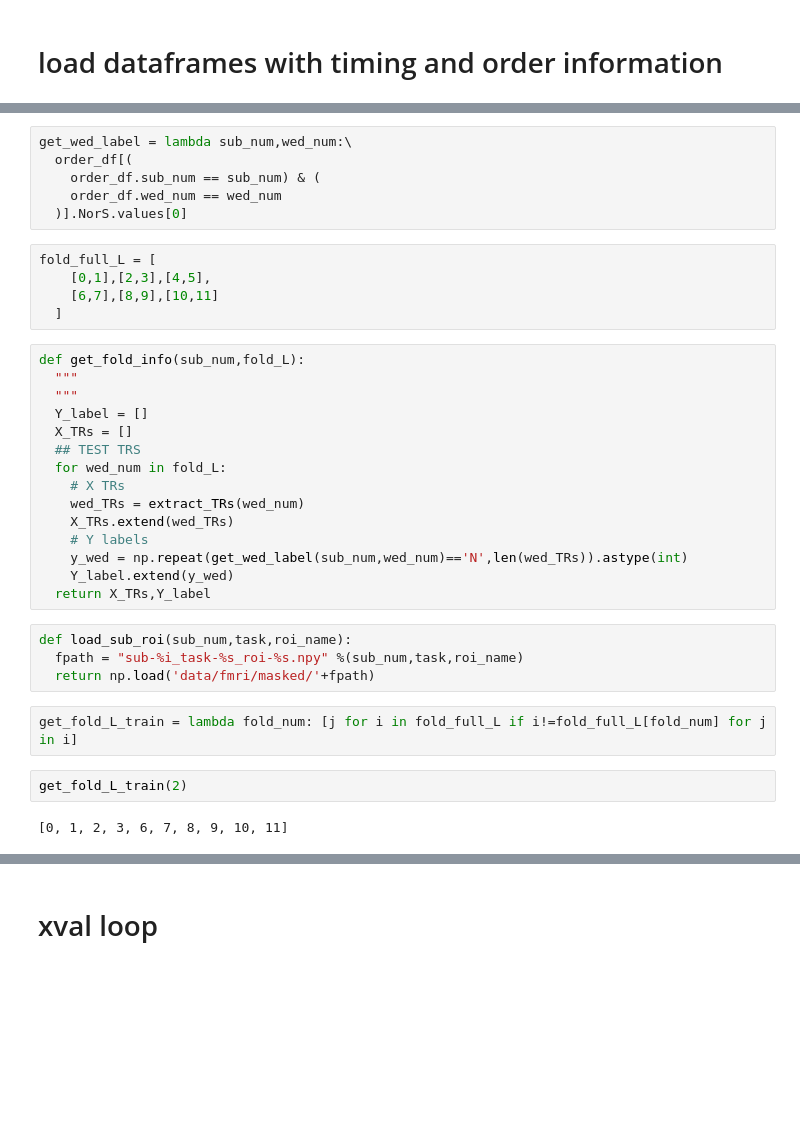
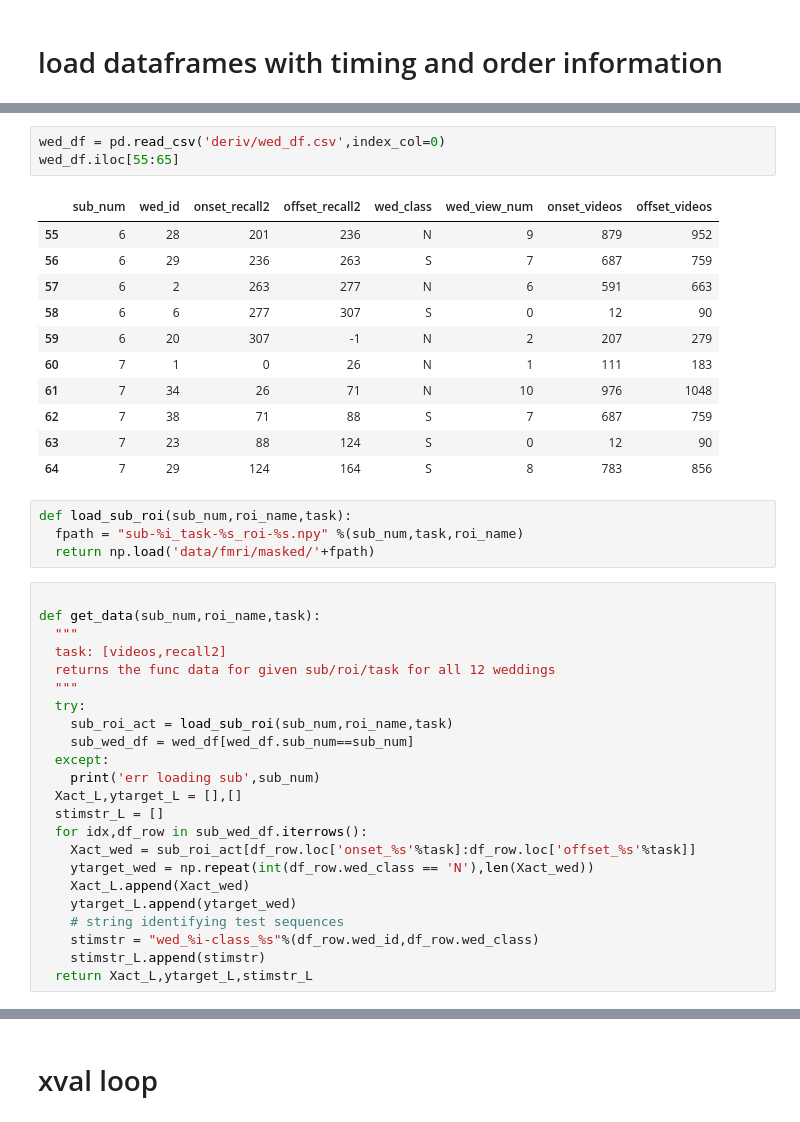
Before and after one commit to andrebeu/cswfmri, a Jupyter notebook: decodeNvS_recall.ipynb, the cells around one changed output, grey strips where cells are left out. Cells and saved outputs as stored; diff of their text form; blank space fills up the shorter version.

```diff
--- a/decodeNvS_recall.ipynb
+++ b/decodeNvS_recall.ipynb
@@ -75,36 +19,42 @@ def extract_TRs_recall(sub_num,wed_id):
-# %%
-get_wed_label = lambda sub_num,wed_num:\
-  order_df[(
-    order_df.sub_num == sub_num) & (
-    order_df.wed_num == wed_num
-  )].NorS.values[0]
-# %%
-fold_full_L = [
-    [0,1],[2,3],[4,5],
-    [6,7],[8,9],[10,11]
-  ]
-# %%
-def get_fold_info(sub_num,fold_L):
-  """
-  """
-  Y_label = []
-  X_TRs = []
-  ## TEST TRS
-  for wed_num in fold_L:
-    # X TRs
-    wed_TRs = extract_TRs(wed_num)
-    X_TRs.extend(wed_TRs)
-    # Y labels
-    y_wed = np.repeat(get_wed_label(sub_num,wed_num)=='N',len(wed_TRs)).astype(int)
-    Y_label.extend(y_wed)
-  return X_TRs,Y_label
+# %%
+wed_df = pd.read_csv('deriv/wed_df.csv',index_col=0)
+wed_df.iloc[55:65]
+# %% [output]
+|  | sub_num | wed_id | onset_recall2 | offset_recall2 | wed_class | wed_view_num | onset_videos | offset_videos |
+| 55 | 6 | 28 | 201 | 236 | N | 9 | 879 | 952 |
+| 56 | 6 | 29 | 236 | 263 | S | 7 | 687 | 759 |
+| 57 | 6 | 2 | 263 | 277 | N | 6 | 591 | 663 |
+| 58 | 6 | 6 | 277 | 307 | S | 0 | 12 | 90 |
+| 59 | 6 | 20 | 307 | -1 | N | 2 | 207 | 279 |
+| 60 | 7 | 1 | 0 | 26 | N | 1 | 111 | 183 |
+| 61 | 7 | 34 | 26 | 71 | N | 10 | 976 | 1048 |
+| 62 | 7 | 38 | 71 | 88 | S | 7 | 687 | 759 |
+| 63 | 7 | 23 | 88 | 124 | S | 0 | 12 | 90 |
+| 64 | 7 | 29 | 124 | 164 | S | 8 | 783 | 856 |
 # %%
-def load_sub_roi(sub_num,task,roi_name):
+def load_sub_roi(sub_num,roi_name,task):
   fpath = "sub-%i_task-%s_roi-%s.npy" %(sub_num,task,roi_name)
   return np.load('data/fmri/masked/'+fpath)
-# %%
-get_fold_L_train = lambda fold_num: [j for i in fold_full_L if i!=fold_full_L[fold_num] for j in i]
-# %%
-get_fold_L_train(2)
-# %% [output]
-[0, 1, 2, 3, 6, 7, 8, 9, 10, 11]
+# %%
+
+def get_data(sub_num,roi_name,task):
+  """
+  task: [videos,recall2]
+  returns the func data for given sub/roi/task for all 12 weddings
+  """
+  try:
+    sub_roi_act = load_sub_roi(sub_num,roi_name,task)
+    sub_wed_df = wed_df[wed_df.sub_num==sub_num]
+  except:
+    print('err loading sub',sub_num)
+  Xact_L,ytarget_L = [],[]
+  stimstr_L = []
+  for idx,df_row in sub_wed_df.iterrows():
+    Xact_wed = sub_roi_act[df_row.loc['onset_%s'%task]:df_row.loc['offset_%s'%task]]
+    ytarget_wed = np.repeat(int(df_row.wed_class == 'N'),len(Xact_wed))
+    Xact_L.append(Xact_wed)
+    ytarget_L.append(ytarget_wed)
+    # string identifying test sequences
+    stimstr = "wed_%i-class_%s"%(df_row.wed_id,df_row.wed_class)
+    stimstr_L.append(stimstr)
+  return Xact_L,ytarget_L,stimstr_L
```
Also changed, not shown: parts of 5 cells of this notebook, 7 other files.
